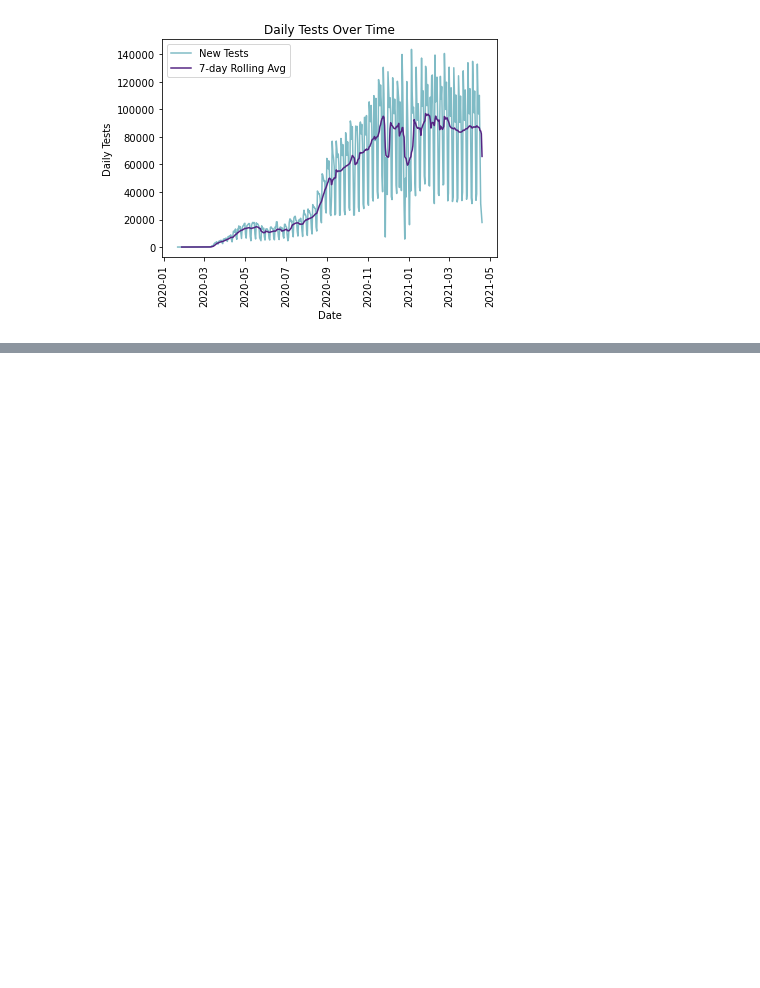
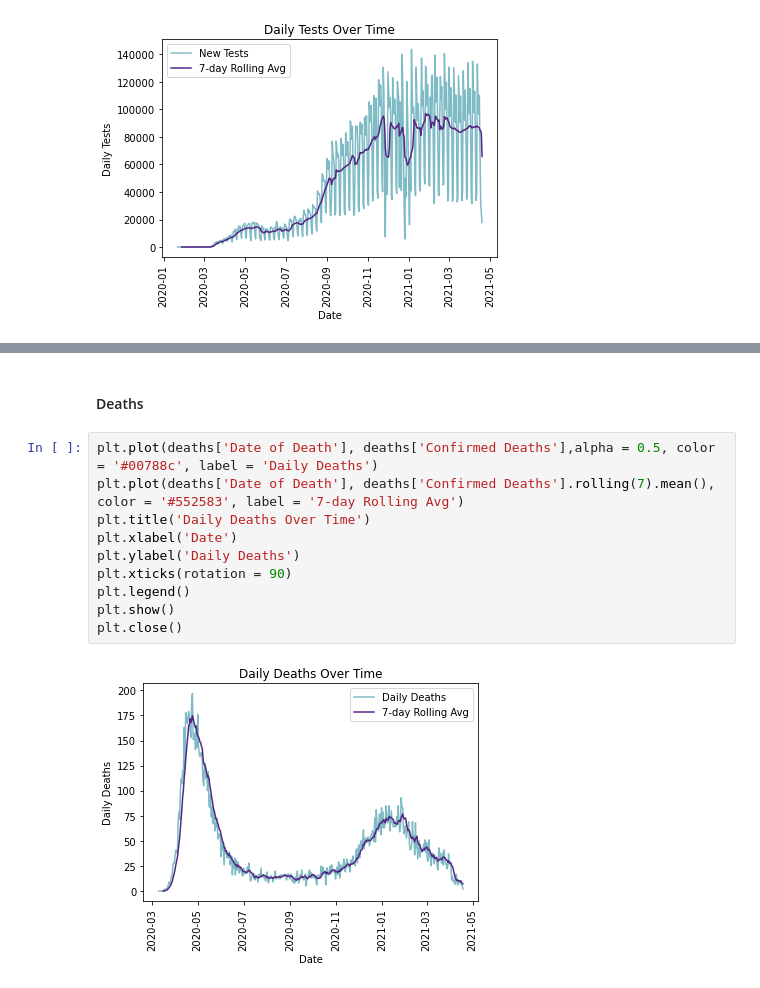
Before and after one commit to samar14641/covid-visualisations, a Jupyter notebook: pyWork.ipynb, the cells around one changed output, grey strips where cells are left out. Cells and saved outputs as stored; diff of their text form; blank space fills up the shorter version.

```diff
--- a/pyWork.ipynb
+++ b/pyWork.ipynb
@@ -175,0 +211,14 @@ plt.close()
+# %% [markdown]
+#### Deaths
+# %%
+plt.plot(deaths['Date of Death'], deaths['Confirmed Deaths'],alpha = 0.5, color = '#00788c', label = 'Daily Deaths')
+plt.plot(deaths['Date of Death'], deaths['Confirmed Deaths'].rolling(7).mean(), color = '#552583', label = '7-day Rolling Avg')
+plt.title('Daily Deaths Over Time')
+plt.xlabel('Date')
+plt.ylabel('Daily Deaths')
+plt.xticks(rotation = 90)
+plt.legend()
+plt.show()
+plt.close()
+# %% [output]
+[figure, added]
```
Also changed, not shown: parts of 11 cells of this notebook.
